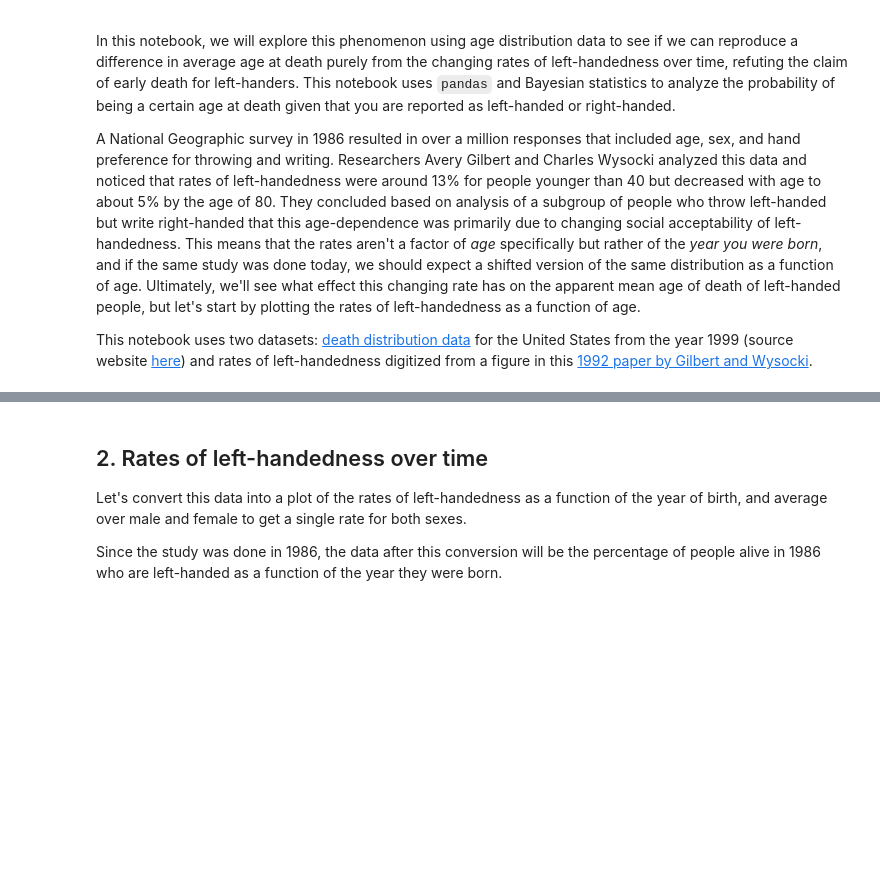
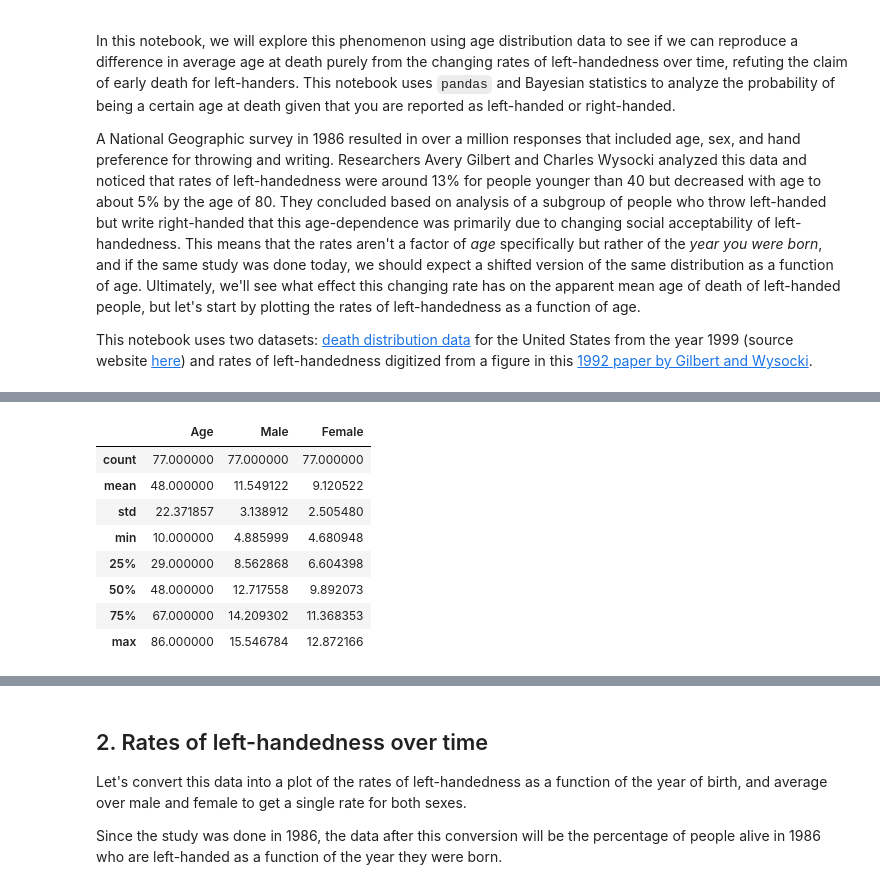
Before and after one commit to Sumegha22/analyze-death-age-difference-of-right-handers-with-left-handers-project, a Jupyter notebook: Sumana_Mondal.ipynb, the cells around one changed output, grey strips where cells are left out. Saved outputs shown, nothing was run; the diff lists cells and outputs as text; code cells hidden in the pictures; blank space fills up the shorter version.

```diff
--- a/Sumana_Mondal.ipynb
+++ b/Sumana_Mondal.ipynb
@@ -34,0 +72,12 @@ Drive already mounted at /content/drive; to attempt to forcibly remount, call dr
+# %%
+lefthanded_data.describe()
+# %% [output]
+|  | Age | Male | Female |
+| count | 77.000000 | 77.000000 | 77.000000 |
+| mean | 48.000000 | 11.549122 | 9.120522 |
+| std | 22.371857 | 3.138912 | 2.505480 |
+| min | 10.000000 | 4.885999 | 4.680948 |
+| 25% | 29.000000 | 8.562868 | 6.604398 |
+| 50% | 48.000000 | 12.717558 | 9.892073 |
+| 75% | 67.000000 | 14.209302 | 11.368353 |
+| max | 86.000000 | 15.546784 | 12.872166 |
```
Also changed, not shown: parts of 20 cells of this notebook.
